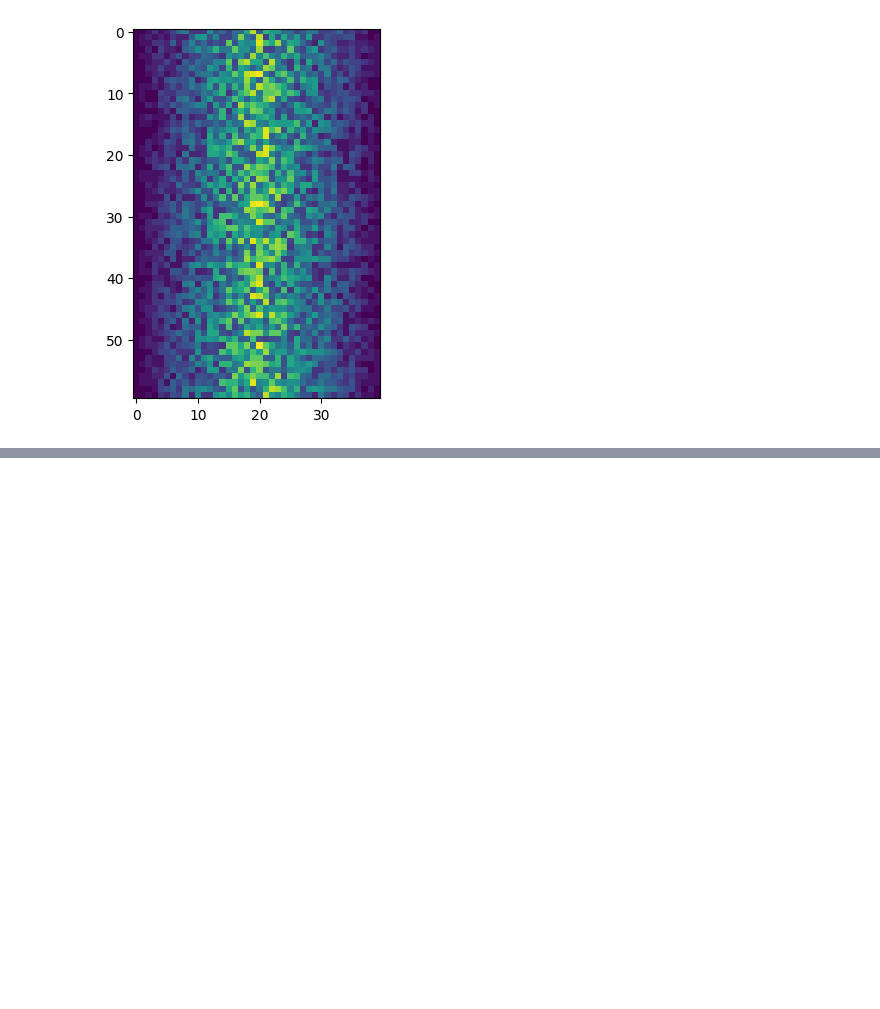
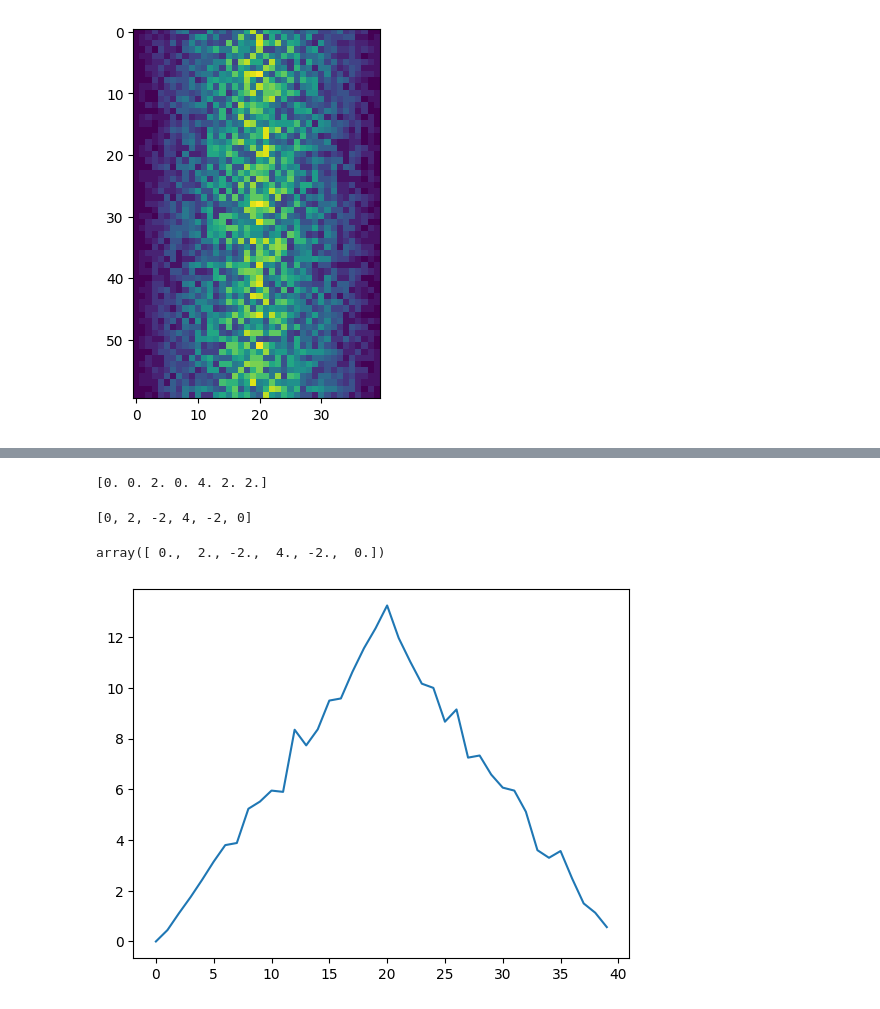
Before and after one commit to betts-hannah/day14, a Jupyter notebook: day14inclass.ipynb, the cells around one changed output, grey strips where cells are left out. Cells and saved outputs as stored; diff of their text form; code cells hidden in the pictures; blank space fills up the shorter version.

```diff
--- a/day14inclass.ipynb
+++ b/day14inclass.ipynb
@@ -58,0 +190,19 @@ matplotlib.pyplot.show()
+# %%
+patient3_week1 = data[3, :7]
+print(patient3_week1)
+# %% [output]
+[0. 0. 2. 0. 4. 2. 2.]
+# %%
+[ 0 - 0, 2 - 0, 0 - 2, 4 - 0, 2 - 4, 2 - 2 ]
+# %% [output]
+[0, 2, -2, 4, -2, 0]
+# %%
+numpy.diff(patient3_week1)
+# %% [output]
+array([ 0.,  2., -2.,  4., -2.,  0.])
+# %%
+ave_inflammation = numpy.mean(data, axis=0)
+ave_plot = matplotlib.pyplot.plot(ave_inflammation)
+matplotlib.pyplot.show()
+# %% [output]
+[figure, added]
```
Also changed, not shown: parts of 44 cells of this notebook.
